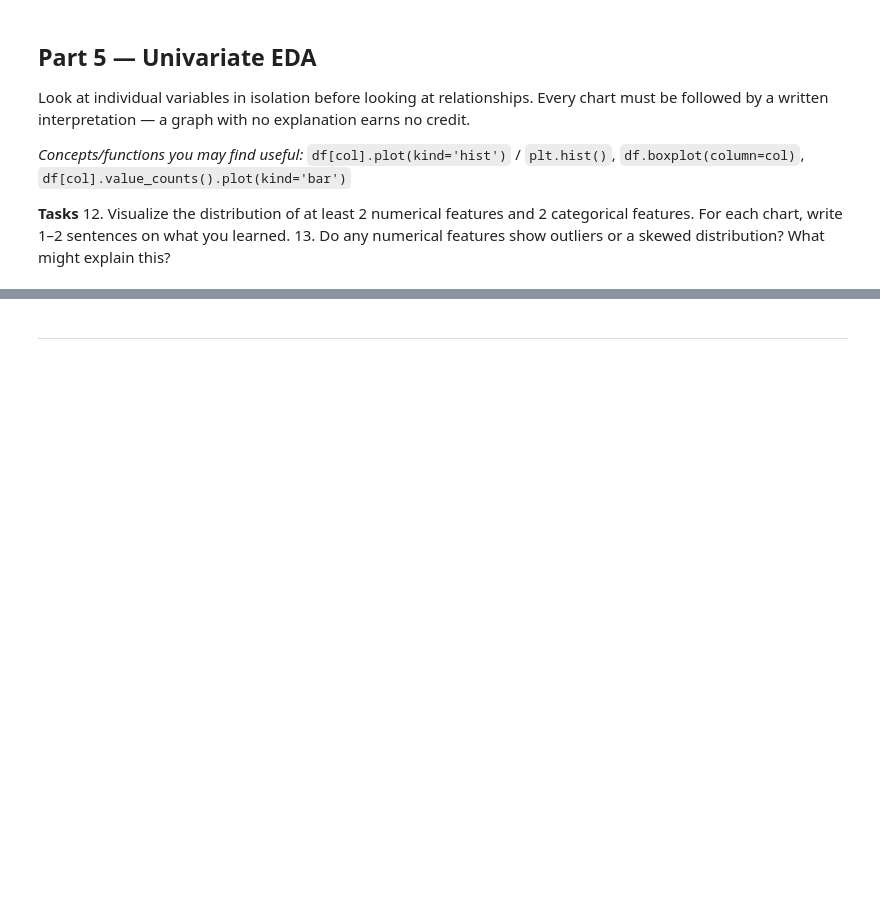
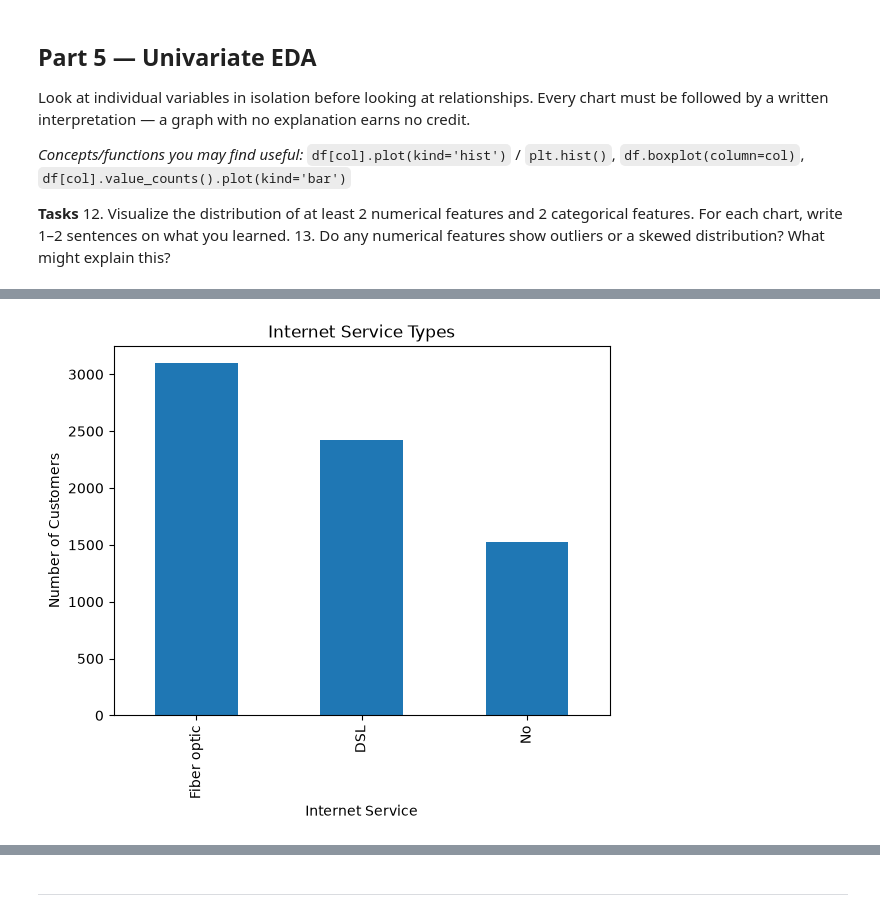
Before and after one commit to qasimio/Program5, a Jupyter notebook: 023-24-0279_MQasim_lab2.ipynb, the cells around one changed output, grey strips where cells are left out. Cells and saved outputs as stored; diff of their text form; code cells hidden in the pictures; blank space fills up the shorter version.

```diff
--- a/023-24-0279_MQasim_lab2.ipynb
+++ b/023-24-0279_MQasim_lab2.ipynb
@@ -219,4 +378,14 @@ Look at individual variables in isolation before looking at relationships. Every
 # %%
 # Task 12 — categorical feature 2: distribution plot
+
+cleaned_df["InternetService"].value_counts().plot(kind="bar")
+
+plt.xlabel("Internet Service")
+plt.ylabel("Number of Customers")
+plt.title("Internet Service Types")
+
+plt.show()
+# %% [output]
+[figure, added]
 # %% [markdown]
 **Observation:** _(what did you learn from this chart?)_
```
Also changed, not shown: parts of 37 cells of this notebook, 1 other file.
